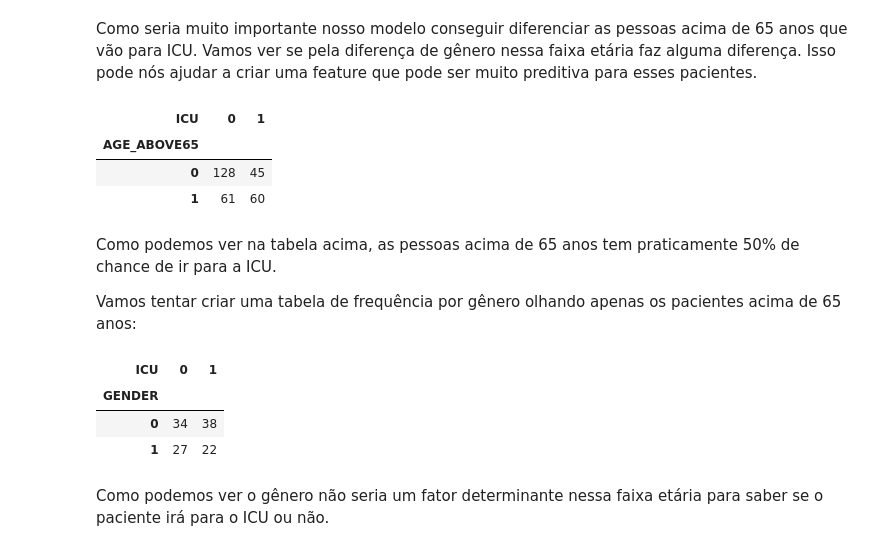
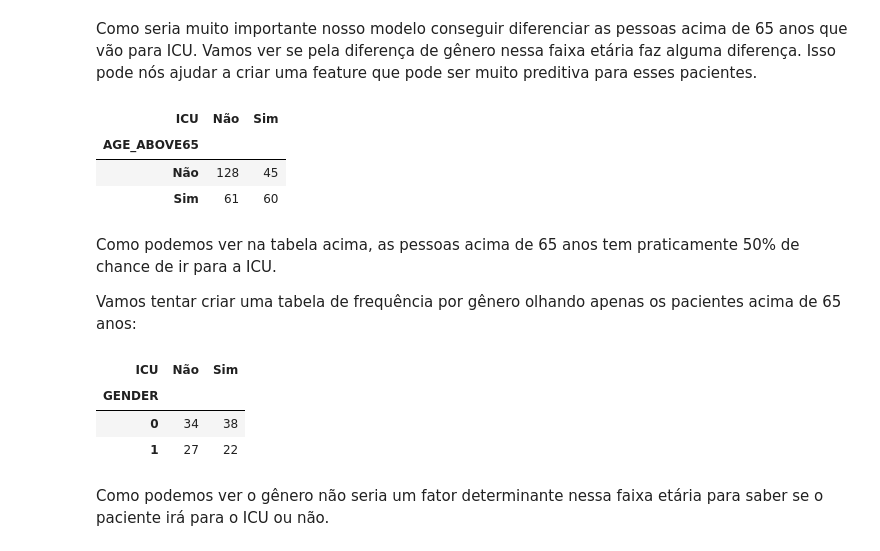
Before and after one commit to rodrigodemend/Diagn-stico-de-Dados-Cl-nicos-com-Machine-Learning, a Jupyter notebook: Notebooks/Modelagem_para_Diagnóstico_de_Dados_Clínicos_com_Machine_Learning_.ipynb, the cells around one changed output. Cells and saved outputs as stored; diff of their text form; code cells hidden in the pictures.

```diff
--- a/Notebooks/Modelagem_para_Diagnóstico_de_Dados_Clínicos_com_Machine_Learning_.ipynb
+++ b/Notebooks/Modelagem_para_Diagnóstico_de_Dados_Clínicos_com_Machine_Learning_.ipynb
@@ -510,6 +561,7 @@ Como primeiro passo, iremos criar uma nova feature que informará o modelo caso
 dados['Pacient_is_any_DISEASE_GROUPING'] = [1 if (dados['DISEASE GROUPING 1'][i] == 1 or dados['DISEASE GROUPING 2'][i] == 1 or dados['DISEASE GROUPING 3'][i] == 1 or dados['DISEASE GROUPING 4'][i] == 1 or dados['DISEASE GROUPING 5'][i] == 1) else 0 for i in range(len(dados))]
 # %%
 # Criando uma tabela de frequencia
-freq = pd.crosstab(dados['Pacient_is_any_DISEASE_GROUPING'], dados['ICU'], rownames=['Pacient_is_any_DISEASE_GROUPING'], colnames=['ICU'])
+dict_map = {0:'Não', 1:'Sim'}
+freq = pd.crosstab(dados['Pacient_is_any_DISEASE_GROUPING'].map(dict_map), dados['ICU'].map(dict_map), rownames=['Pacient_is_any_DISEASE_GROUPING'], colnames=['ICU'])
 freq
 # %% [output]
@@ -527,12 +579,12 @@ Olhando para os pacientes que tem o DISEASE GROUPING, podemos ver que temos algo
 Como seria muito importante nosso modelo conseguir diferenciar as pessoas acima de 65 anos que vão para ICU. Vamos ver se pela diferença de gênero nessa faixa etária faz alguma diferença. Isso pode nós ajudar a criar uma feature que pode ser muito preditiva para esses pacientes.
 # %%
 # Visualizando uma tabela cruzada
-pd.crosstab(dados['AGE_ABOVE65'], dados['ICU'], rownames=['AGE_ABOVE65'], colnames=['ICU'])
+pd.crosstab(dados['AGE_ABOVE65'].map(dict_map), dados['ICU'].map(dict_map), rownames=['AGE_ABOVE65'], colnames=['ICU'])
 # %% [output]
-| ICU | 0 | 1 |
+| ICU | Não | Sim |
 | AGE_ABOVE65 |  |  |
-| 0 | 128 | 45 |
-| 1 | 61 | 60 |
+| Não | 128 | 45 |
+| Sim | 61 | 60 |
 # %% [markdown]
 Como podemos ver na tabela acima, as pessoas acima de 65 anos tem praticamente 50% de chance de ir para a ICU.
 
@@ -541,10 +593,10 @@ Vamos tentar criar uma tabela de frequência por gênero olhando apenas os pacie
 # Filtrando apenas os pacientes acima de 65 anos
 dados_com_pacientes_acima_de_65 = dados[dados['AGE_ABOVE65'] == 1]
 # Criando a tabela de frequência
-freq = pd.crosstab(dados_com_pacientes_acima_de_65['GENDER'], dados_com_pacientes_acima_de_65['ICU'], rownames=['GENDER'], colnames=['ICU'])
+freq = pd.crosstab(dados_com_pacientes_acima_de_65['GENDER'], dados_com_pacientes_acima_de_65['ICU'].map(dict_map), rownames=['GENDER'], colnames=['ICU'])
 freq
 # %% [output]
-| ICU | 0 | 1 |
+| ICU | Não | Sim |
 | GENDER |  |  |
 | 0 | 34 | 38 |
 | 1 | 27 | 22 |
```
Also changed, not shown: parts of 16 cells of this notebook.
